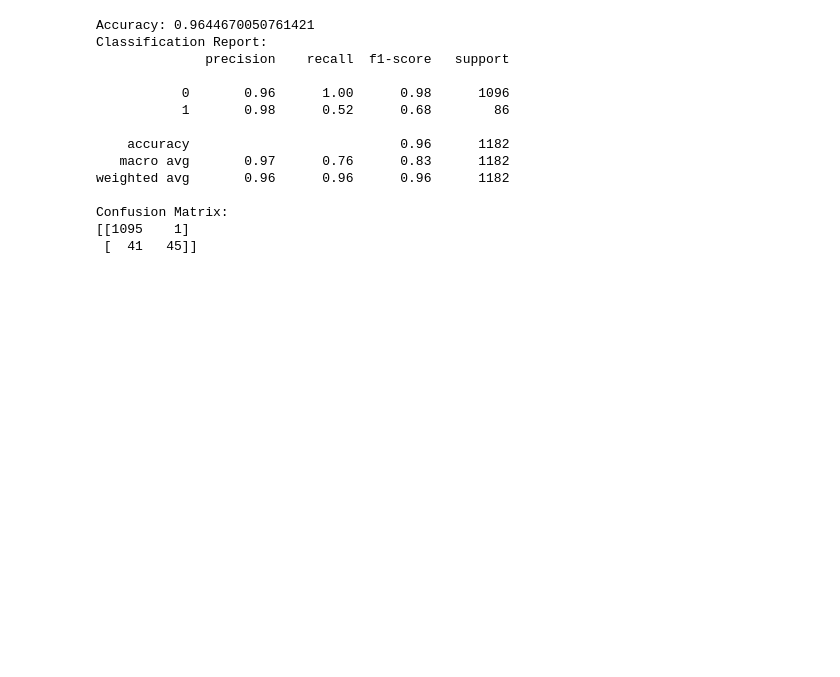
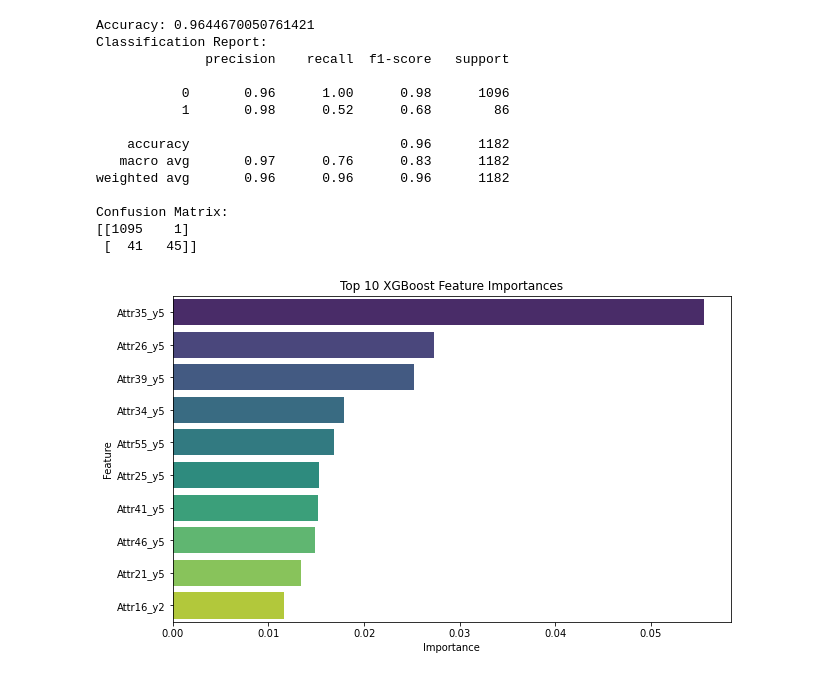
Before and after one commit to ReuvenDerner/MSDS_QuantifyingTheWorld, a Jupyter notebook: case_study_4.ipynb, the cells around one changed output. Cells and saved outputs as stored; diff of their text form; code cells hidden in the pictures; blank space fills up the shorter version.

Commit message:
added feature importance

```diff
--- a/case_study_4.ipynb
+++ b/case_study_4.ipynb
@@ -357,3 +356,32 @@ weighted avg       0.96      0.96      0.96      1182
 Confusion Matrix:
 [[1095    1]
  [  41   45]]
+# %%
+import matplotlib.pyplot as plt
+import seaborn as sns
+
+# Fit model
+best_model.fit(X_train, y_train)
+
+# Get feature importances
+feature_importance = best_model.feature_importances_
+
+# Create a DataFrame to display feature importances alongside feature names
+feature_importance_df = pd.DataFrame({'Feature': X_train.columns, 'Importance': feature_importance})
+feature_importance_df = feature_importance_df.sort_values(by='Importance', ascending=False)
+
+# Select the top 10 features with the highest importances
+top_10_features = feature_importance_df.head(10)
+
+# Create a bar plot of the top 10 feature importances
+plt.figure(figsize=(10, 6))
+sns.barplot(x='Importance', y='Feature', data=top_10_features, orient='h', palette='viridis')
+plt.title('Top 10 XGBoost Feature Importances')
+plt.xlabel('Importance')
+plt.ylabel('Feature')
+
+# Save the plot as a PDF file
+plt.savefig('top_10_feature_importances.pdf', format='pdf')
+plt.show()
+# %% [output]
+[figure, added]
```
Also changed, not shown: parts of 1 cell of this notebook.
